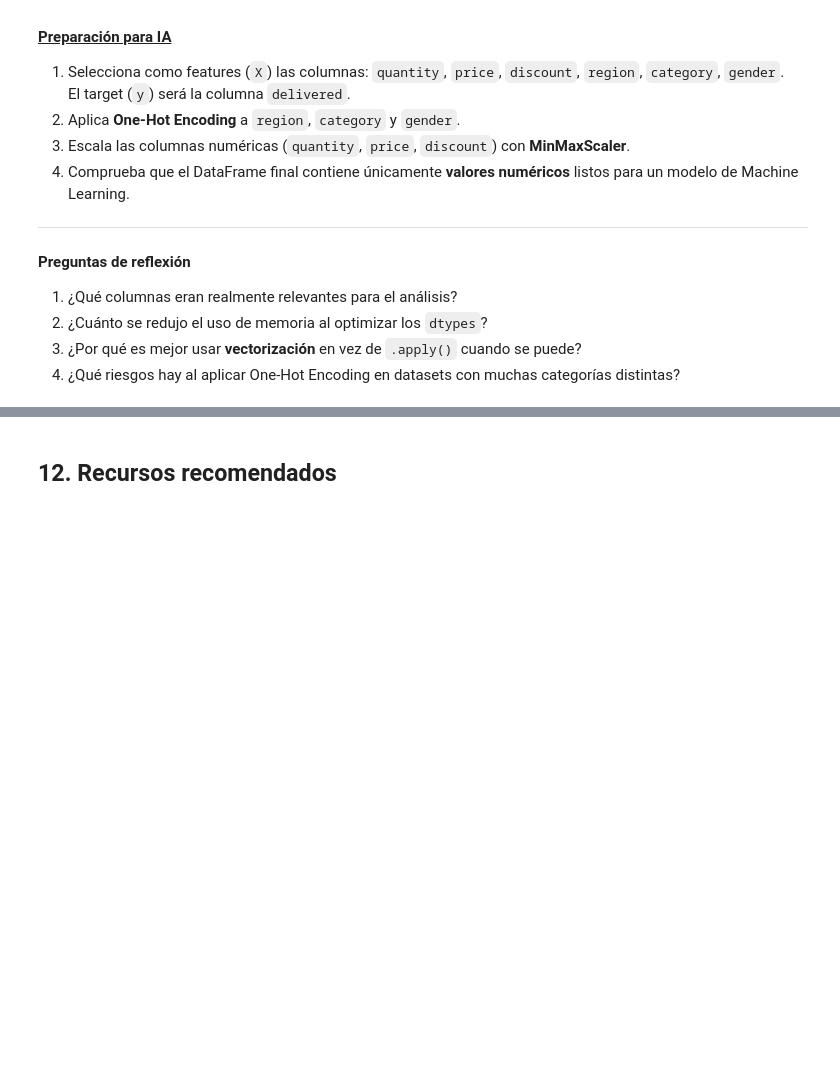
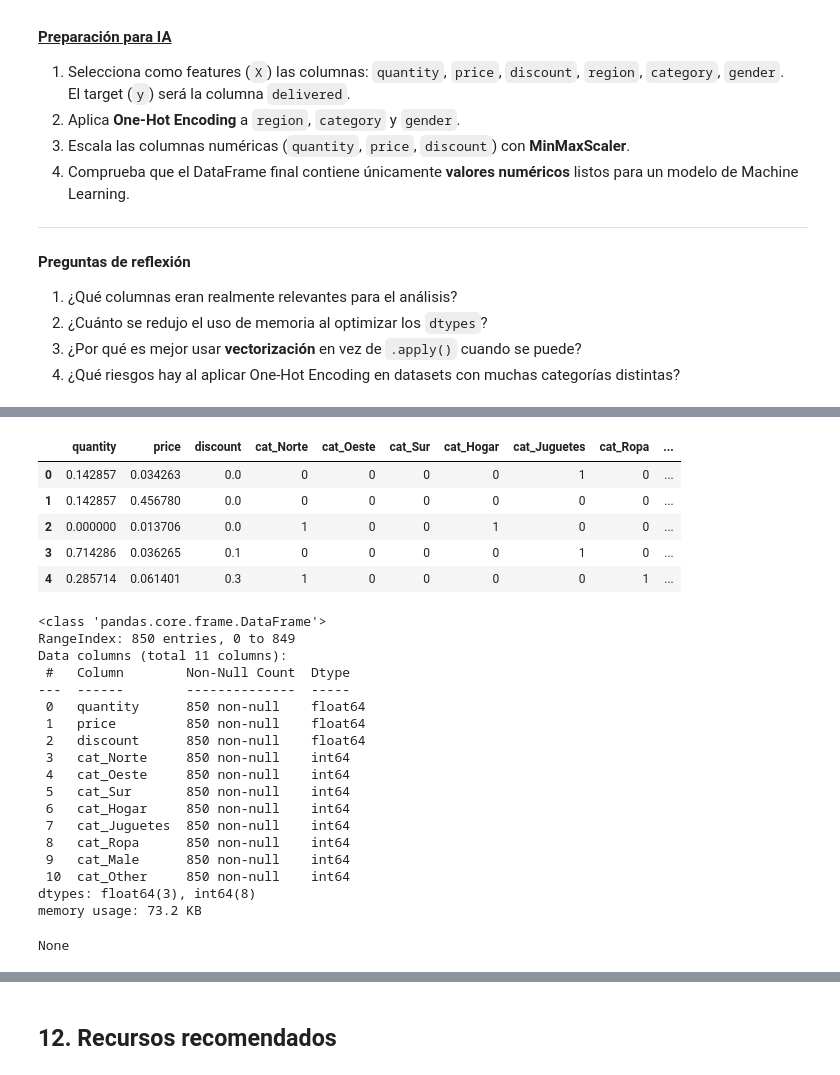
Before and after one commit to Santo53/Lenguajes-de-Programacion-para-IA, a Jupyter notebook: Clases/Clase 3 Alebra Lineal mas Analisis/Sesion_3_Analisis_y_Manipulacion_de_Datos.ipynb, the cells around one changed output, grey strips where cells are left out. Drawn from its saved outputs; the diff is of its cells as text; code cells hidden in the pictures; blank space fills up the shorter version.

```diff
--- a/Clases/Clase 3 Alebra Lineal mas Analisis/Sesion_3_Analisis_y_Manipulacion_de_Datos.ipynb
+++ b/Clases/Clase 3 Alebra Lineal mas Analisis/Sesion_3_Analisis_y_Manipulacion_de_Datos.ipynb
@@ -1293,0 +1439,38 @@ El archivo `clientes.csv` contiene las siguientes columnas:
+# %%
+# Separamos el dataset en X e y
+X, y = vts_ext[['quantity', 'price', 'discount', 'region', 'category', 'gender']], vts_ext[['delivered']]
+
+X = pd.get_dummies(X, columns=['region', 'category' , 'gender'],prefix='cat', drop_first=True, dtype=int)
+
+scaler = MinMaxScaler()
+
+X[['quantity', 'price', 'discount']] = scaler.fit_transform(X[['quantity', 'price', 'discount']])
+
+display(X.head(5))
+display(X.info())
+# %% [output]
+|  | quantity | price | discount | cat_Norte | cat_Oeste | cat_Sur | cat_Hogar | cat_Juguetes | cat_Ropa | ... |
+| 0 | 0.142857 | 0.034263 | 0.0 | 0 | 0 | 0 | 0 | 1 | 0 | ... |
+| 1 | 0.142857 | 0.456780 | 0.0 | 0 | 0 | 0 | 0 | 0 | 0 | ... |
+| 2 | 0.000000 | 0.013706 | 0.0 | 1 | 0 | 0 | 1 | 0 | 0 | ... |
+| 3 | 0.714286 | 0.036265 | 0.1 | 0 | 0 | 0 | 0 | 1 | 0 | ... |
+| 4 | 0.285714 | 0.061401 | 0.3 | 1 | 0 | 0 | 0 | 0 | 1 | ... |
+<class 'pandas.core.frame.DataFrame'>
+RangeIndex: 850 entries, 0 to 849
+Data columns (total 11 columns):
+ #   Column        Non-Null Count  Dtype
+---  ------        --------------  -----
+ 0   quantity      850 non-null    float64
+ 1   price         850 non-null    float64
+ 2   discount      850 non-null    float64
+ 3   cat_Norte     850 non-null    int64
+ 4   cat_Oeste     850 non-null    int64
+ 5   cat_Sur       850 non-null    int64
+ 6   cat_Hogar     850 non-null    int64
+ 7   cat_Juguetes  850 non-null    int64
+ 8   cat_Ropa      850 non-null    int64
+ 9   cat_Male      850 non-null    int64
+ 10  cat_Other     850 non-null    int64
+dtypes: float64(3), int64(8)
+memory usage: 73.2 KB
+None
```
Also changed, not shown: parts of 44 cells of this notebook, 3 other files.
